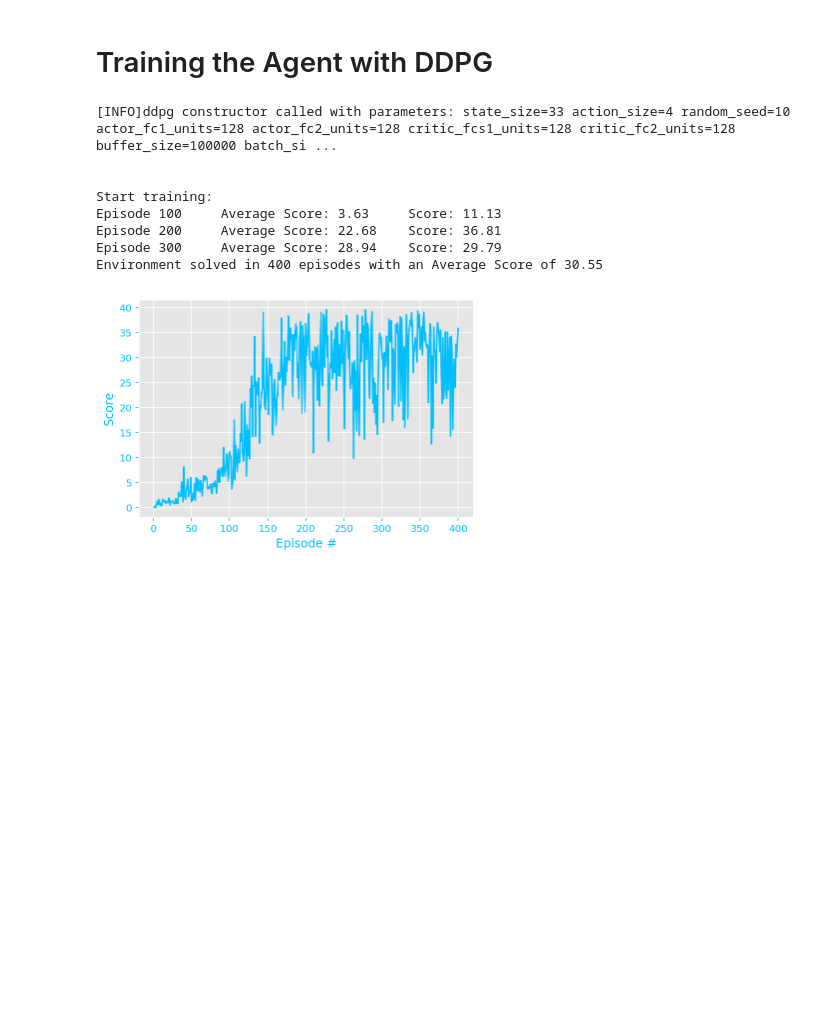
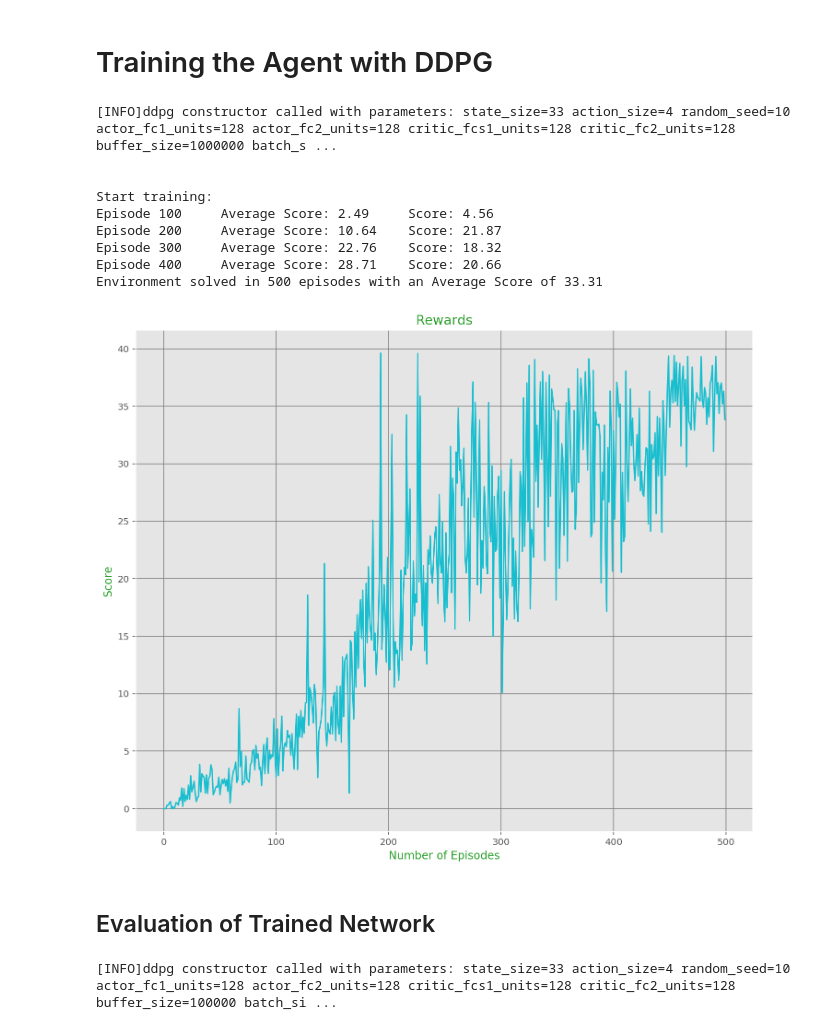
Before and after one commit to Ohara124c41/DRLND-Continuous_Control, a Jupyter notebook: Continuous_Control.ipynb, the cells around one changed output. Drawn from its saved outputs; the diff is of its cells as text; code cells hidden in the pictures; blank space fills up the shorter version.

Commit message:
Notebook: add visualizations and images

```diff
--- a/Continuous_Control.ipynb
+++ b/Continuous_Control.ipynb
@@ -197,9 +239,9 @@ def ddpg(n_episodes=5000, max_t=500,
                   actor_fc1_units=actor_fc1_units, actor_fc2_units=actor_fc2_units,
                   critic_fcs1_units=critic_fcs1_units, critic_fc2_units=critic_fc2_units,
                   buffer_size=buffer_size, batch_size=batch_size, bn_mode=bn_mode,
-                  gamma=gamma, tau=tau,
-                  lr_actor=lr_actor, lr_critic=lr_critic, weight_decay=weight_decay,
-                  add_ounoise=add_ounoise, mu=mu, theta=theta, sigma=sigma)
+                  gamma=gamma, tau=tau, lr_actor=lr_actor, lr_critic=lr_critic,
+                  weight_decay=weight_decay, add_ounoise=add_ounoise, mu=mu, theta=theta,
+                  sigma=sigma)
 
     scores_deque = deque(maxlen=100)
     scores = []
@@ -226,7 +268,6 @@ def ddpg(n_episodes=5000, max_t=500,
             done = env_info.local_done[0]                # see if episode finished (Single Agent)
 
 
-
             # Save experience in replay memory, and use random sample from buffer to learn
             agent.step(state, action, reward, next_state, done)
 
@@ -264,21 +306,64 @@ def plot_training(scores):
 # %% [markdown]
 # Training the Agent with DDPG
 # %%
-#Played with different hyperparameter and used these values for final training
-scores = ddpg(n_episodes=1500, max_t=1000,
-              actor_fc1_units=128, actor_fc2_units=128,
-              critic_fcs1_units=128, critic_fc2_units=128, bn_mode=2,
-              gamma=0.99, tau=1e-3, lr_actor=2e-4, lr_critic=2e-4, weight_decay=0.,
-              add_ounoise=True, mu=0., theta=0.15, sigma=0.1 )
-
-plot_training(scores)
+# Based on https://arxiv.org/pdf/1709.06560.pdf and Trial-and-Error
+scores = ddpg(n_episodes=1500,
+              max_t=1000,
+              actor_fc1_units=128,
+              actor_fc2_units=128,
+              critic_fcs1_units=128,
+              critic_fc2_units=128,
+              bn_mode=2, # After Activation has better results
+              gamma=0.99,
+              tau=1e-3,
+              lr_actor=1e-4,
+              lr_critic=1e-4,
+              weight_decay=0.,
+              add_ounoise=True,
+              mu=0.,
+              theta=0.15,
+              sigma=0.15)
 # %% [output]
-[INFO]ddpg constructor called with parameters: state_size=33 action_size=4 random_seed=10 actor_fc1_units=128 actor_fc2_units=128 critic_fcs1_units=128 critic_fc2_units=128 buffer_size=100000 batch_si ...
+[INFO]ddpg constructor called with parameters: state_size=33 action_size=4 random_seed=10 actor_fc1_units=128 actor_fc2_units=128 critic_fcs1_units=128 critic_fc2_units=128 buffer_size=1000000 batch_s ...
 
 
 Start training:
-Episode 100     Average Score: 3.63     Score: 11.13
-Episode 200     Average Score: 22.68    Score: 36.81
-Episode 300     Average Score: 28.94    Score: 29.79
-Environment solved in 400 episodes with an Average Score of 30.55
+Episode 100     Average Score: 2.49     Score: 4.56
+Episode 200     Average Score: 10.64    Score: 21.87
+Episode 300     Average Score: 22.76    Score: 18.32
+Episode 400     Average Score: 28.71    Score: 20.66
+Environment solved in 500 episodes with an Average Score of 33.31
-[figure, removed]
+# %%
+fig = plt.figure(figsize=(12,10))
+ax = fig.add_subplot(111)
+plt.plot(np.arange(len(scores)), scores, color='tab:cyan')
+plt.title('Rewards', color='tab:green')
+plt.xlabel('Number of Episodes', color='tab:green')
+plt.ylabel('Score', color='tab:green')
+plt.grid(True, color='tab:grey')
+plt.show()
+# %% [output]
+[figure, added]
+# %% [markdown]
+## Evaluation of Trained Network
+# %%
+random_seed=10
+agent = Agent(state_size=state_size,action_size=action_size, random_seed=random_seed,
+              actor_fc1_units=128,
+              actor_fc2_units=128,
+              critic_fcs1_units=128,
+              critic_fc2_units=128,
+              bn_mode=2, # After Activation has better results
+              gamma=0.99,
+              tau=1e-3,
+              lr_actor=1e-4,
+              lr_critic=1e-4,
+              weight_decay=0.,
+              add_ounoise=True,
+              mu=0.,
+              theta=0.15,
+              sigma=0.15)
+agent.actor_local.load_state_dict(torch.load('checkpoint_actor.pth'))
+agent.critic_local.load_state_dict(torch.load('checkpoint_critic.pth'))
+# %% [output]
+[INFO]ddpg constructor called with parameters: state_size=33 action_size=4 random_seed=10 actor_fc1_units=128 actor_fc2_units=128 critic_fcs1_units=128 critic_fc2_units=128 buffer_size=100000 batch_si ...
```
Also changed, not shown: parts of 11 cells of this notebook, 8 other files.
